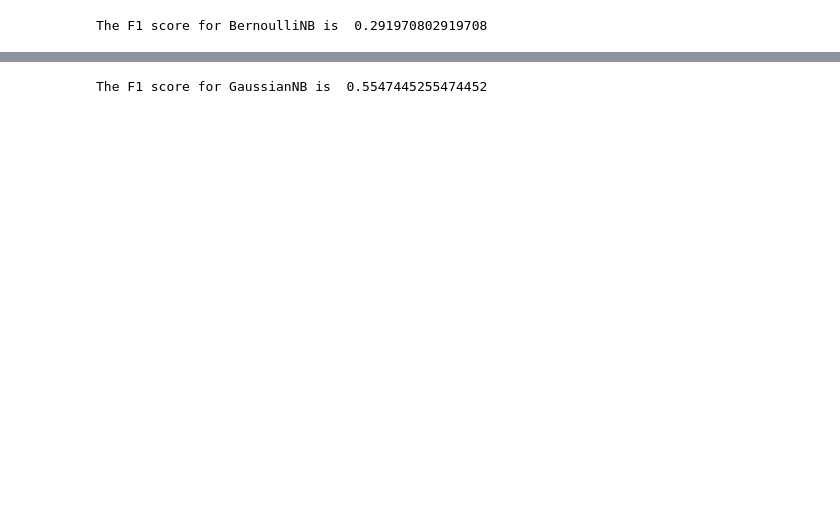
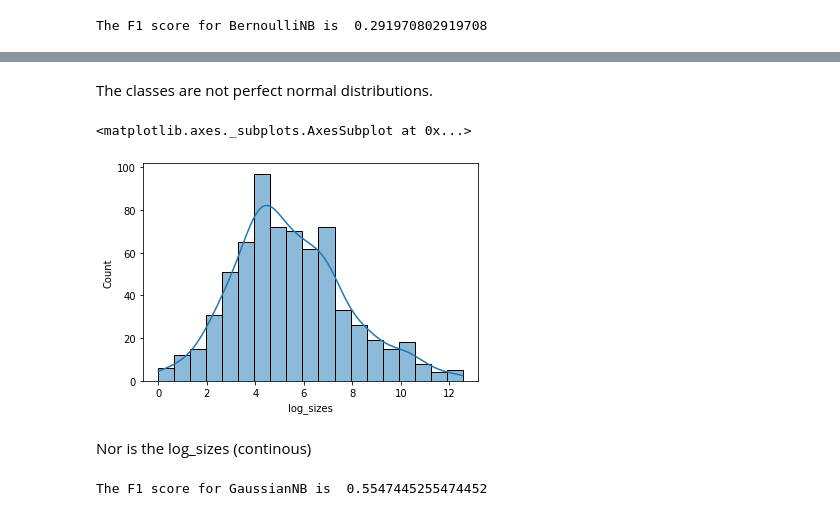
Before and after one commit to pau-you/Wildfires-in-California, a Jupyter notebook: final_wildfires.ipynb, the cells around one changed output, grey strips where cells are left out. Cells and saved outputs as stored; diff of their text form; code cells hidden in the pictures; blank space fills up the shorter version.

```diff
--- a/final_wildfires.ipynb
+++ b/final_wildfires.ipynb
@@ -150,3 +160,12 @@ The F1 score for BernoulliNB is  0.291970802919708
+# %% [markdown]
+The classes are not perfect normal distributions.
+# %%
+sns.histplot(X,x='log_sizes',kde=True)
+# %% [output]
+<matplotlib.axes._subplots.AxesSubplot at 0x...>
+[figure, added]
+# %% [markdown]
+Nor is the log_sizes (continous)
 # %%
 def test_GaussianNB():
     clf=GaussianNB()
```
Also changed, not shown: parts of 39 cells of this notebook.
